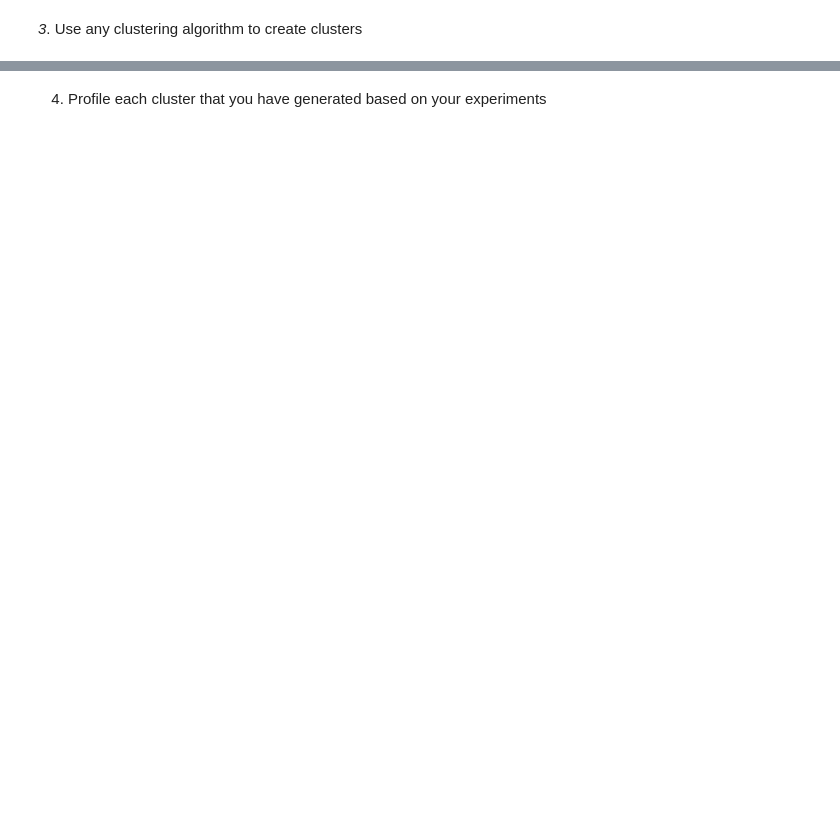
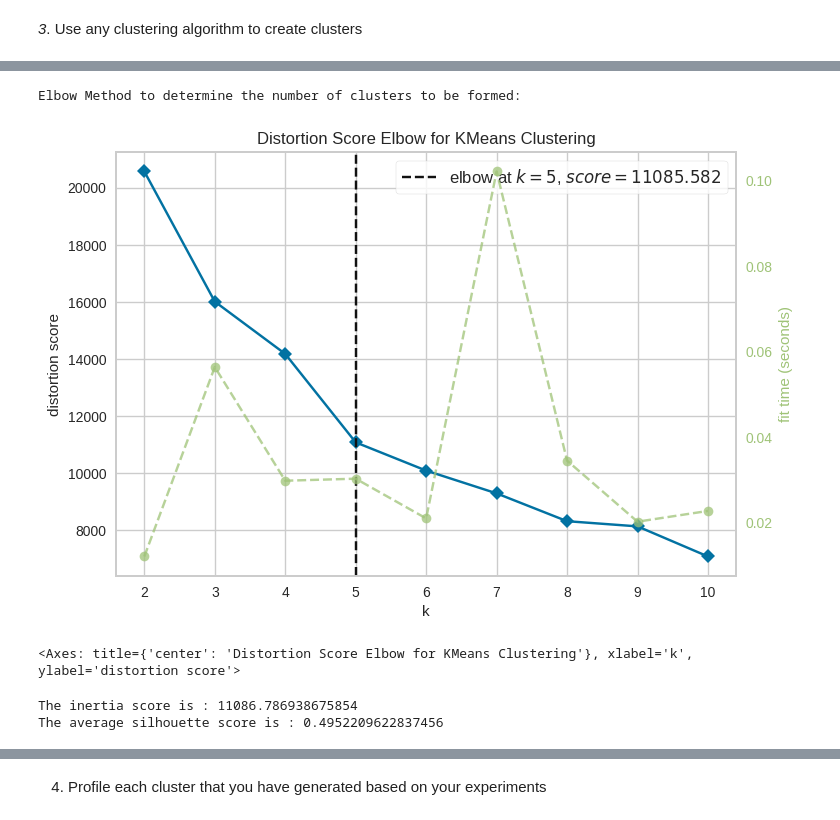
Before and after one commit to rachocr/CCADMACL_EXERCISES_COM222ML, a Jupyter notebook: Exercise6.ipynb, the cells around one changed output, grey strips where cells are left out. Cells and saved outputs as stored; diff of their text form; code cells hidden in the pictures; blank space fills up the shorter version.

```diff
--- a/Exercise6.ipynb
+++ b/Exercise6.ipynb
@@ -123,0 +184,24 @@ Cluster
+# %%
+# Quick examination of elbow method to find numbers of clusters to make.
+print('Elbow Method to determine the number of clusters to be formed:')
+Elbow_M = KElbowVisualizer(KMeans(), k=10)
+Elbow_M.fit(PCA_ds)
+Elbow_M.show()
+# %% [output]
+Elbow Method to determine the number of clusters to be formed:
+[figure, added]
+<Axes: title={'center': 'Distortion Score Elbow for KMeans Clustering'}, xlabel='k', ylabel='distortion score'>
+# %%
+from sklearn.metrics import silhouette_score
+
+kmeans = KMeans(n_clusters = 5, random_state = 0, n_init='auto')
+y_kmeans = kmeans.fit(PCA_ds)
+PCA_ds["Clusters"] = y_kmeans.labels_
+data["Clusters"]= y_kmeans.labels_
+
+print(f"The inertia score is : {kmeans.inertia_}")
+silhouette_avg = silhouette_score(PCA_ds, kmeans.labels_)
+print(f"The average silhouette score is : {silhouette_avg}")
+# %% [output]
+The inertia score is : 11086.786938675854
+The average silhouette score is : 0.4952209622837456
```
Also changed, not shown: parts of 37 cells of this notebook.
